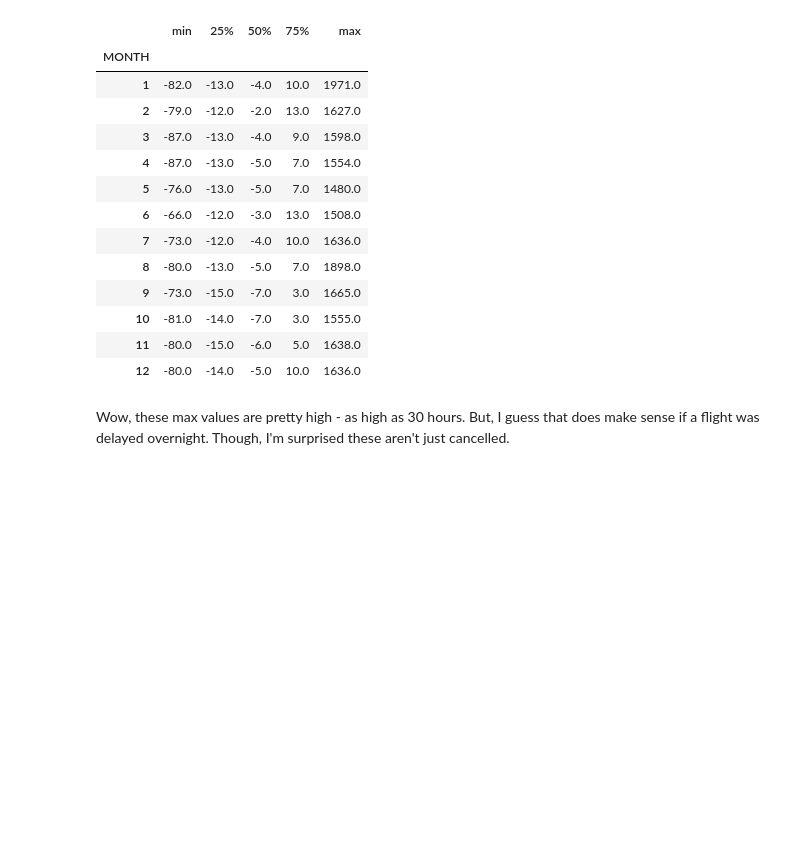
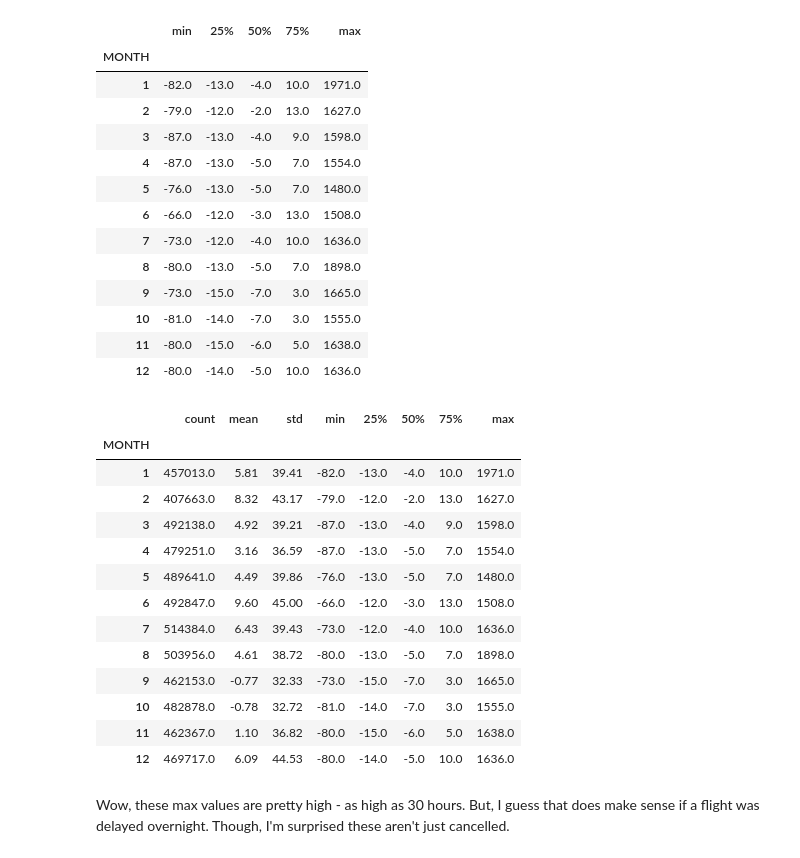
Before and after one commit to UNCG-CSE/Volag, a Jupyter notebook: src/alex_stats_analysis.ipynb, the cells around one changed output. Cells and saved outputs as stored; diff of their text form; code cells hidden in the pictures; blank space fills up the shorter version.

Commit message:
add full arrival_delay describe() for presentation

```diff
--- a/src/alex_stats_analysis.ipynb
+++ b/src/alex_stats_analysis.ipynb
@@ -139,6 +139,23 @@ fw.groupby('MONTH')['ARRIVAL_DELAY'].describe()[['min', '25%', '50%', '75%', 'ma
 | 10 | -81.0 | -14.0 | -7.0 | 3.0 | 1555.0 |
 | 11 | -80.0 | -15.0 | -6.0 | 5.0 | 1638.0 |
 | 12 | -80.0 | -14.0 | -5.0 | 10.0 | 1636.0 |
+# %%
+fw.groupby('MONTH')['ARRIVAL_DELAY'].describe().round(decimals=2)
+# %% [output]
+|  | count | mean | std | min | 25% | 50% | 75% | max |
+| MONTH |  |  |  |  |  |  |  |  |
+| 1 | 457013.0 | 5.81 | 39.41 | -82.0 | -13.0 | -4.0 | 10.0 | 1971.0 |
+| 2 | 407663.0 | 8.32 | 43.17 | -79.0 | -12.0 | -2.0 | 13.0 | 1627.0 |
+| 3 | 492138.0 | 4.92 | 39.21 | -87.0 | -13.0 | -4.0 | 9.0 | 1598.0 |
+| 4 | 479251.0 | 3.16 | 36.59 | -87.0 | -13.0 | -5.0 | 7.0 | 1554.0 |
+| 5 | 489641.0 | 4.49 | 39.86 | -76.0 | -13.0 | -5.0 | 7.0 | 1480.0 |
+| 6 | 492847.0 | 9.60 | 45.00 | -66.0 | -12.0 | -3.0 | 13.0 | 1508.0 |
+| 7 | 514384.0 | 6.43 | 39.43 | -73.0 | -12.0 | -4.0 | 10.0 | 1636.0 |
+| 8 | 503956.0 | 4.61 | 38.72 | -80.0 | -13.0 | -5.0 | 7.0 | 1898.0 |
+| 9 | 462153.0 | -0.77 | 32.33 | -73.0 | -15.0 | -7.0 | 3.0 | 1665.0 |
+| 10 | 482878.0 | -0.78 | 32.72 | -81.0 | -14.0 | -7.0 | 3.0 | 1555.0 |
+| 11 | 462367.0 | 1.10 | 36.82 | -80.0 | -15.0 | -6.0 | 5.0 | 1638.0 |
+| 12 | 469717.0 | 6.09 | 44.53 | -80.0 | -14.0 | -5.0 | 10.0 | 1636.0 |
 # %% [markdown]
 Wow, these max values are pretty high - as high as 30 hours. But, I guess that does make sense if a flight was delayed overnight. Though, I'm surprised these aren't just cancelled.
 # %% [markdown]
```
